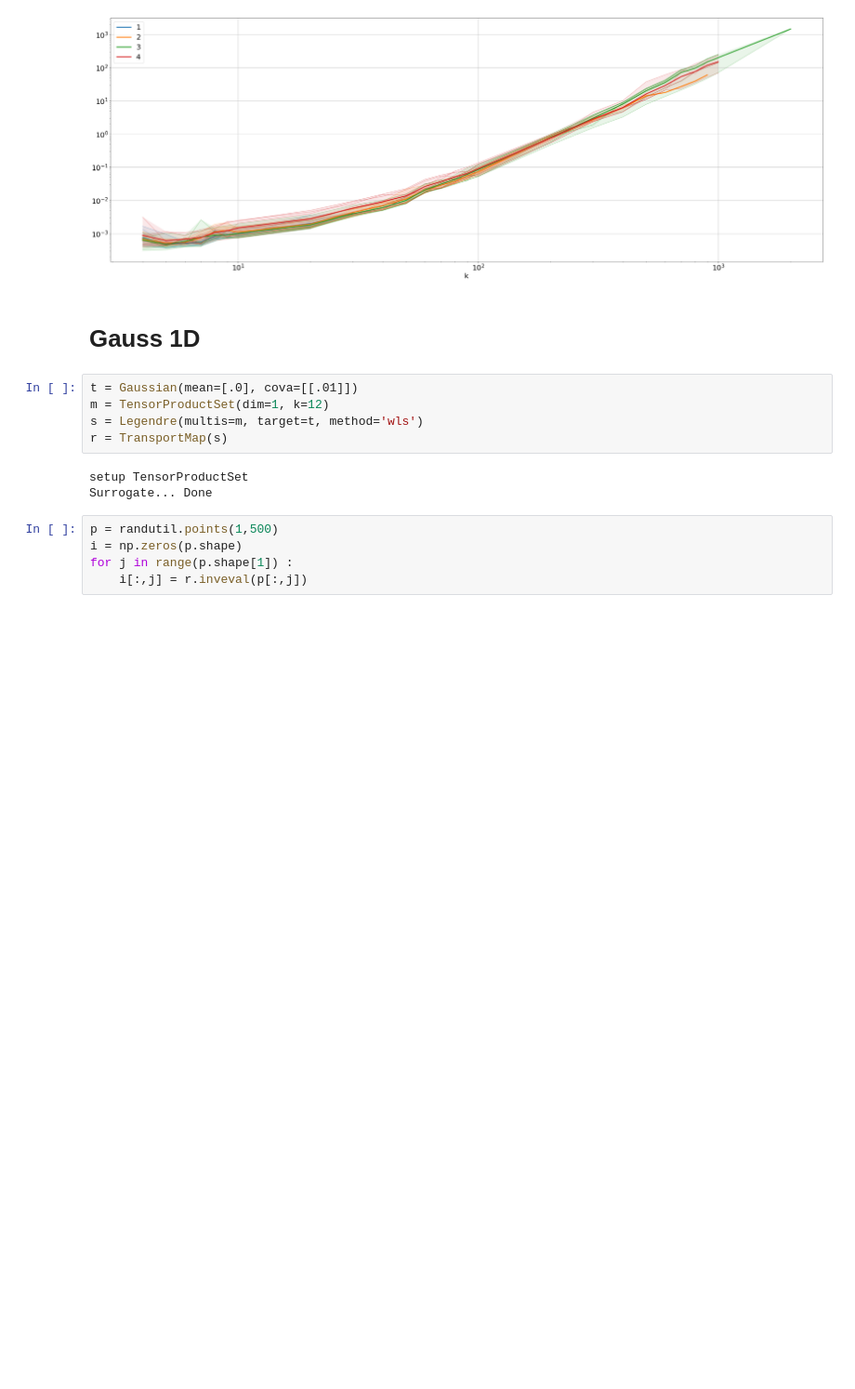
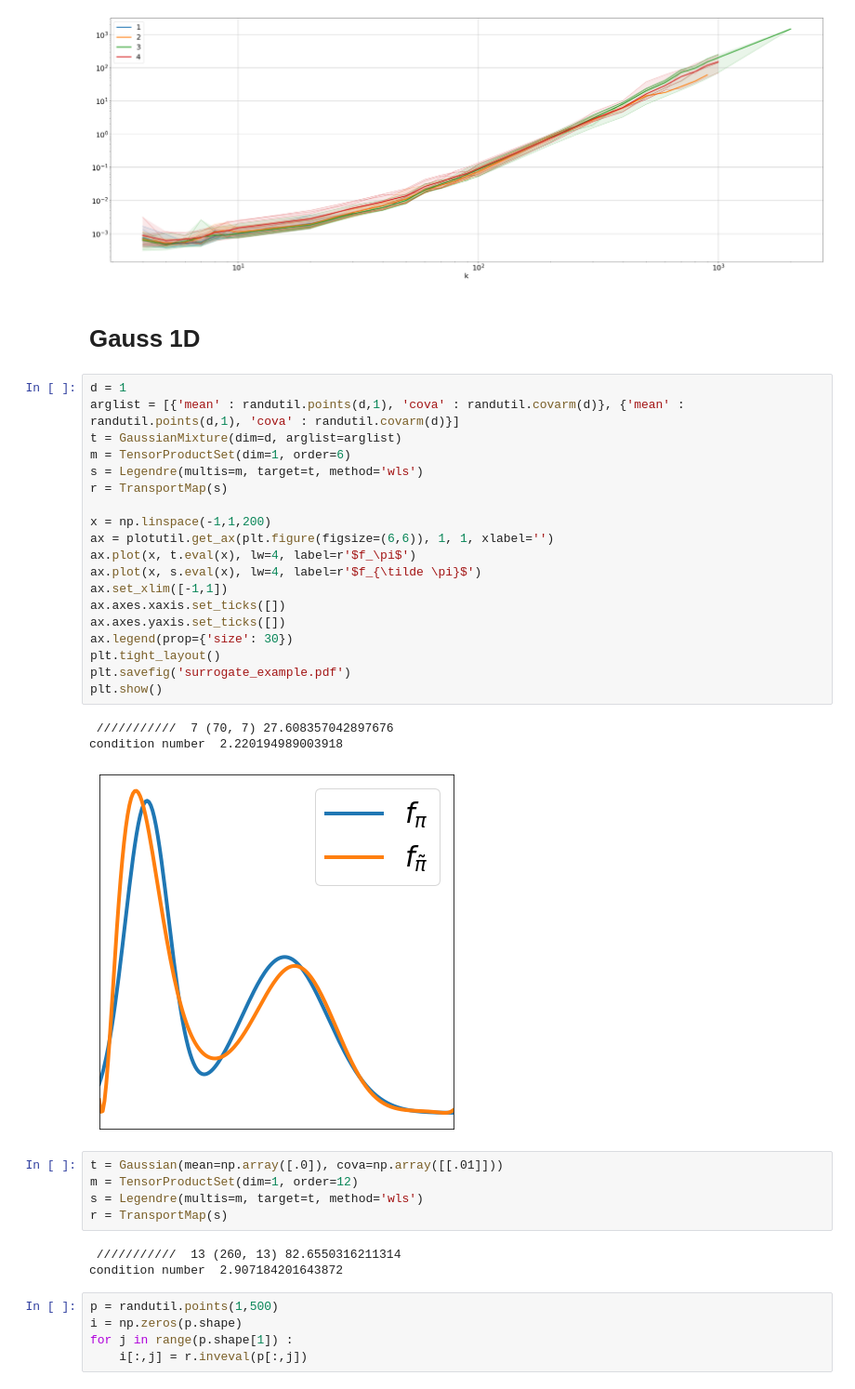
Before and after one commit to huberbenno/polynomial_transport, a Jupyter notebook: x_examples_paper.ipynb, the cells around one changed output. Shown at 93% size. Saved outputs shown, nothing was run; the diff lists cells and outputs as text; blank space fills up the shorter version.

```diff
--- a/x_examples_paper.ipynb
+++ b/x_examples_paper.ipynb
@@ -215,14 +290,37 @@ plt.show()
 [figure]
 # %% [markdown]
 # Gauss 1D
+# %%
+d = 1
+arglist = [{'mean' : randutil.points(d,1), 'cova' : randutil.covarm(d)}, {'mean' : randutil.points(d,1), 'cova' : randutil.covarm(d)}]
+t = GaussianMixture(dim=d, arglist=arglist)
+m = TensorProductSet(dim=1, order=6)
+s = Legendre(multis=m, target=t, method='wls')
+r = TransportMap(s)
+
+x = np.linspace(-1,1,200)
+ax = plotutil.get_ax(plt.figure(figsize=(6,6)), 1, 1, xlabel='')
+ax.plot(x, t.eval(x), lw=4, label=r'$f_\pi$')
+ax.plot(x, s.eval(x), lw=4, label=r'$f_{\tilde \pi}$')
+ax.set_xlim([-1,1])
+ax.axes.xaxis.set_ticks([])
+ax.axes.yaxis.set_ticks([])
+ax.legend(prop={'size': 30})
+plt.tight_layout()
+plt.savefig('surrogate_example.pdf')
+plt.show()
+# %% [output]
+ ///////////  7 (70, 7) 27.608357042897676
+condition number  2.220194989003918
+[figure, added]
 # %%
-t = Gaussian(mean=[.0], cova=[[.01]])
-m = TensorProductSet(dim=1, k=12)
+t = Gaussian(mean=np.array([.0]), cova=np.array([[.01]]))
+m = TensorProductSet(dim=1, order=12)
 s = Legendre(multis=m, target=t, method='wls')
 r = TransportMap(s)
 # %% [output]
-setup TensorProductSet
-Surrogate... Done
+ ///////////  13 (260, 13) 82.6550316211314
+condition number  2.907184201643872
 # %%
 p = randutil.points(1,500)
 i = np.zeros(p.shape)
```
Also changed, not shown: parts of 12 cells of this notebook, 6 other files.
